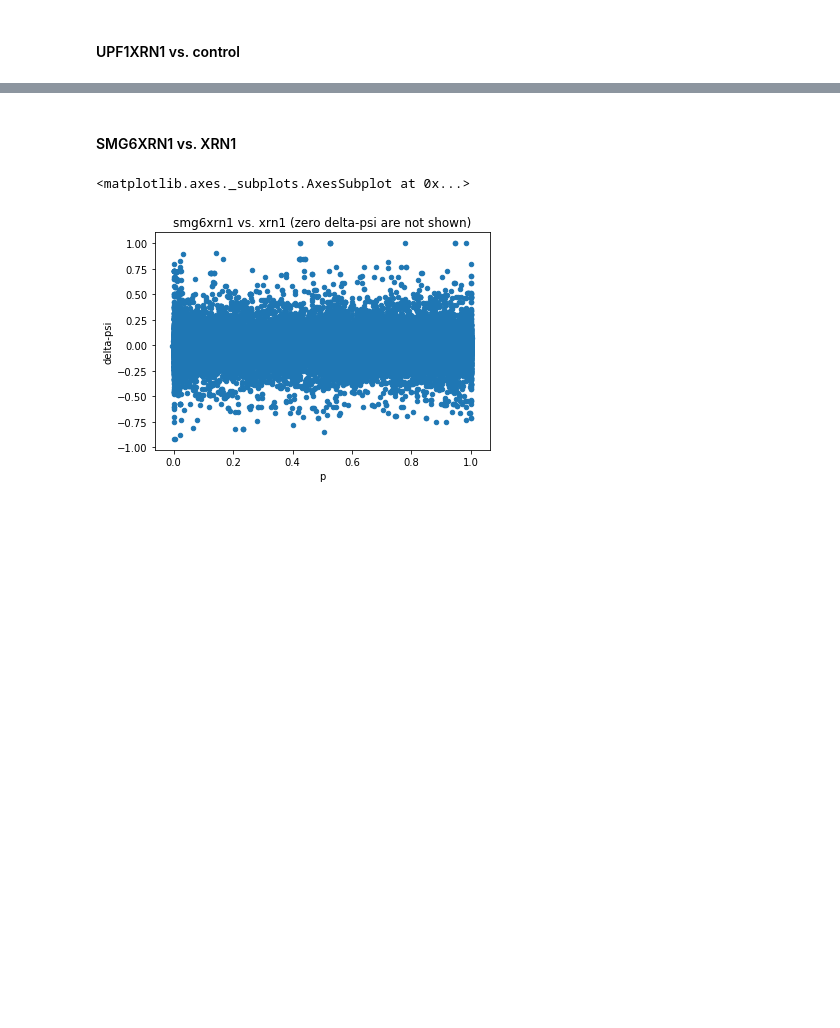
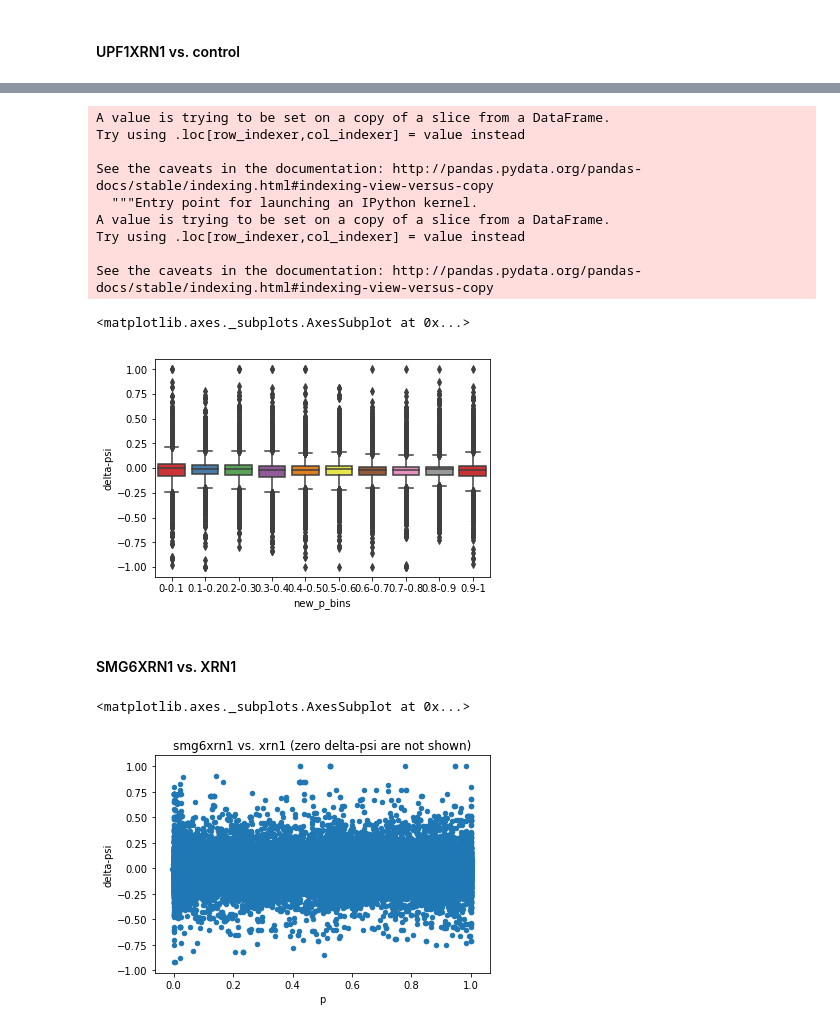
Before and after one commit to danchurova/exons_pipeline, a Jupyter notebook: exons_loc_psi_analysis.ipynb, the cells around one changed output, grey strips where cells are left out. Drawn from its saved outputs; the diff is of its cells as text; code cells hidden in the pictures; blank space fills up the shorter version.

```diff
--- a/exons_loc_psi_analysis.ipynb
+++ b/exons_loc_psi_analysis.ipynb
@@ -263,3 +278,20 @@ control_upf1xrn1_2_non_zero.plot(x="new_p", y="delta-psi", kind='scatter', title
+# %%
+control_upf1xrn1_1_non_zero['p_bins'] = pd.cut(control_upf1xrn1_1_non_zero['p'], bins, labels = labels, include_lowest = True)
+control_upf1xrn1_2_non_zero['new_p_bins'] = pd.cut(control_upf1xrn1_2_non_zero['new_p'], bins, labels = labels, include_lowest = True)
+
+sns.boxplot(x="new_p_bins", y="delta-psi", data=control_upf1xrn1_2_non_zero, palette="Set1")
+# %% [output]
+A value is trying to be set on a copy of a slice from a DataFrame.
+Try using .loc[row_indexer,col_indexer] = value instead
+
+See the caveats in the documentation: http://pandas.pydata.org/pandas-docs/stable/indexing.html#indexing-view-versus-copy
+  """Entry point for launching an IPython kernel.
+A value is trying to be set on a copy of a slice from a DataFrame.
+Try using .loc[row_indexer,col_indexer] = value instead
+
+See the caveats in the documentation: http://pandas.pydata.org/pandas-docs/stable/indexing.html#indexing-view-versus-copy
+<matplotlib.axes._subplots.AxesSubplot at 0x...>
+[figure, added]
 # %% [markdown]
 #### SMG6XRN1 vs. XRN1
 # %%
```
Also changed, not shown: parts of 3 cells of this notebook, 4 other files.
